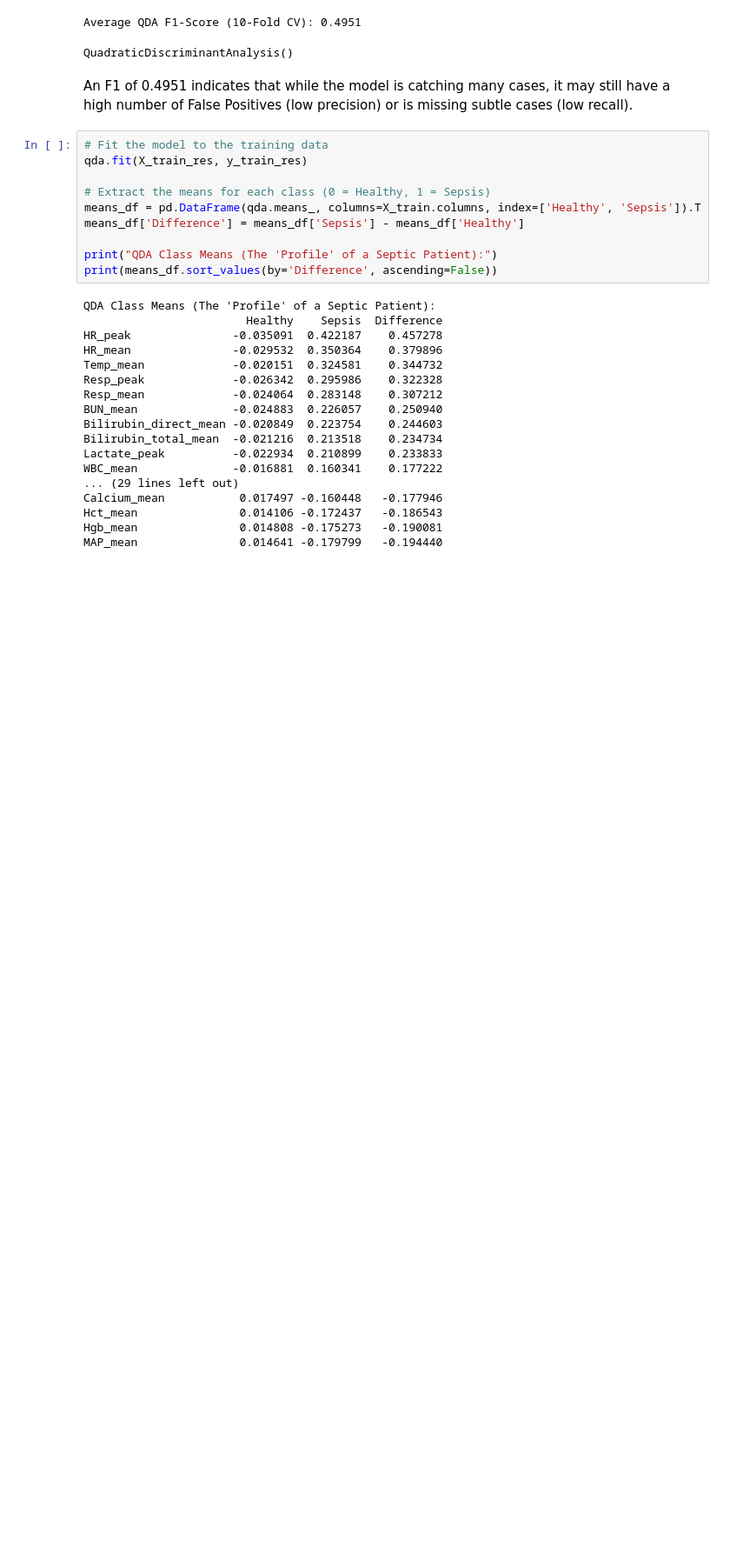
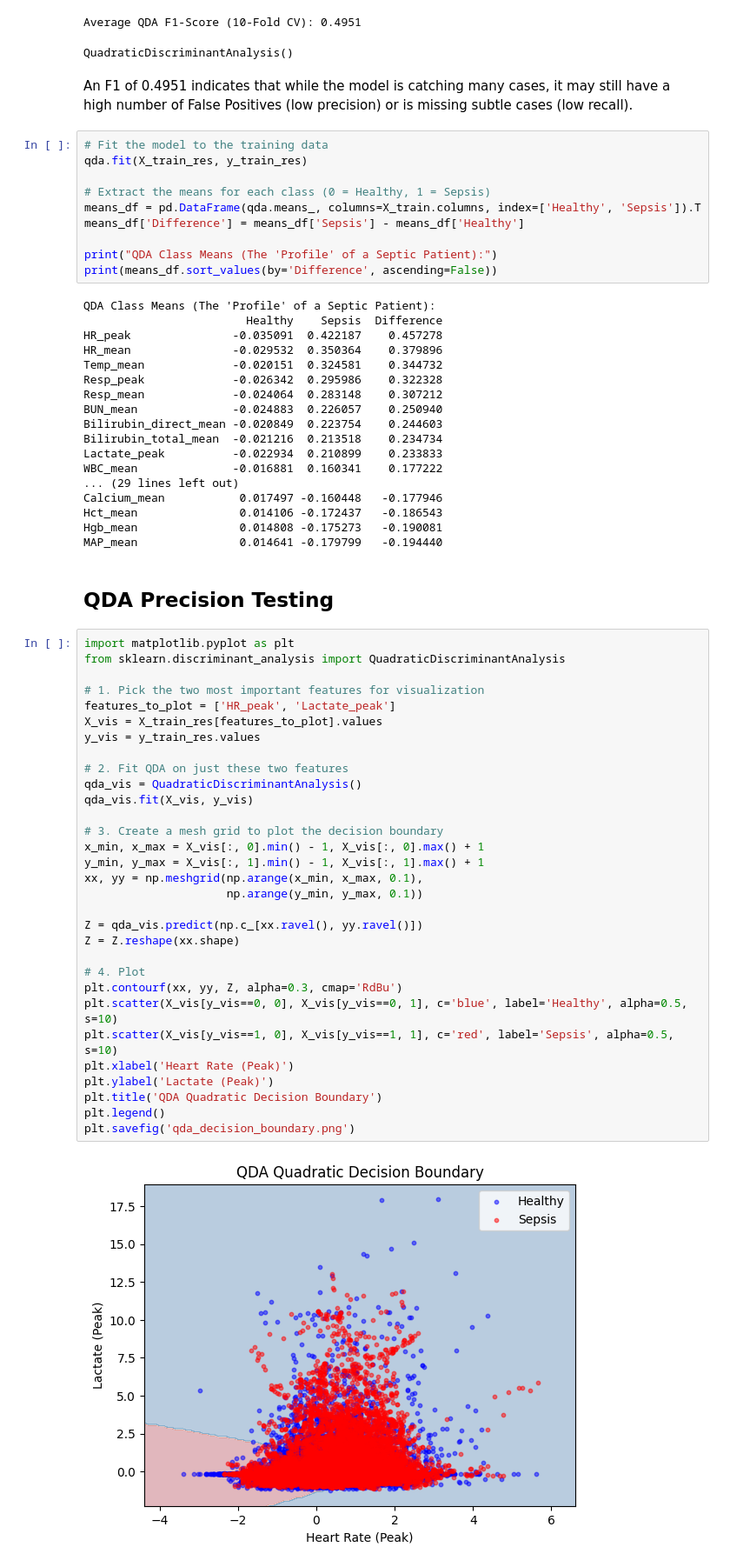
Before and after one commit to mkhabela-create/Big-Data-Midterm, a Jupyter notebook: Sepsis_Code.ipynb, the cells around one changed output. Shown at 87% size. Drawn from its saved outputs; the diff is of its cells as text; blank space fills up the shorter version.

```diff
--- a/Sepsis_Code.ipynb
+++ b/Sepsis_Code.ipynb
@@ -789,3 +854,38 @@ Calcium_mean           0.017497 -0.160448   -0.177946
 Hct_mean               0.014106 -0.172437   -0.186543
 Hgb_mean               0.014808 -0.175273   -0.190081
 MAP_mean               0.014641 -0.179799   -0.194440
+# %% [markdown]
+## QDA Precision Testing
+# %%
+import matplotlib.pyplot as plt
+from sklearn.discriminant_analysis import QuadraticDiscriminantAnalysis
+
+# 1. Pick the two most important features for visualization
+features_to_plot = ['HR_peak', 'Lactate_peak']
+X_vis = X_train_res[features_to_plot].values
+y_vis = y_train_res.values
+
+# 2. Fit QDA on just these two features
+qda_vis = QuadraticDiscriminantAnalysis()
+qda_vis.fit(X_vis, y_vis)
+
+# 3. Create a mesh grid to plot the decision boundary
+x_min, x_max = X_vis[:, 0].min() - 1, X_vis[:, 0].max() + 1
+y_min, y_max = X_vis[:, 1].min() - 1, X_vis[:, 1].max() + 1
+xx, yy = np.meshgrid(np.arange(x_min, x_max, 0.1),
+                     np.arange(y_min, y_max, 0.1))
+
+Z = qda_vis.predict(np.c_[xx.ravel(), yy.ravel()])
+Z = Z.reshape(xx.shape)
+
+# 4. Plot
+plt.contourf(xx, yy, Z, alpha=0.3, cmap='RdBu')
+plt.scatter(X_vis[y_vis==0, 0], X_vis[y_vis==0, 1], c='blue', label='Healthy', alpha=0.5, s=10)
+plt.scatter(X_vis[y_vis==1, 0], X_vis[y_vis==1, 1], c='red', label='Sepsis', alpha=0.5, s=10)
+plt.xlabel('Heart Rate (Peak)')
+plt.ylabel('Lactate (Peak)')
+plt.title('QDA Quadratic Decision Boundary')
+plt.legend()
+plt.savefig('qda_decision_boundary.png')
+# %% [output]
+[figure, added]
```
Also changed, not shown: parts of 8 cells of this notebook, 5 other files.
